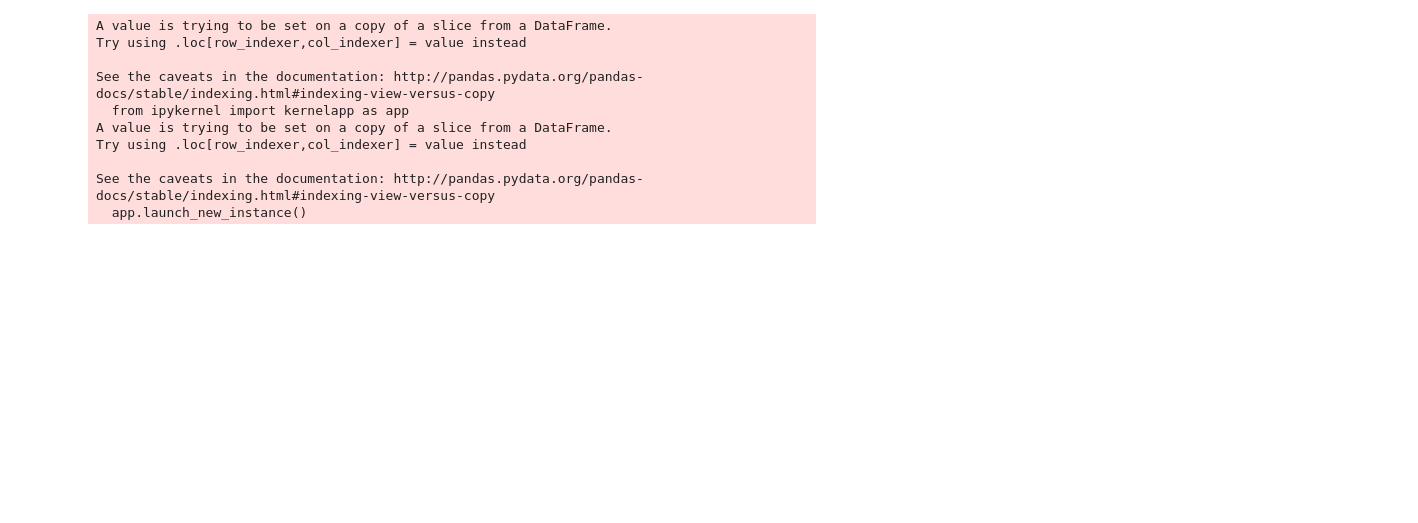
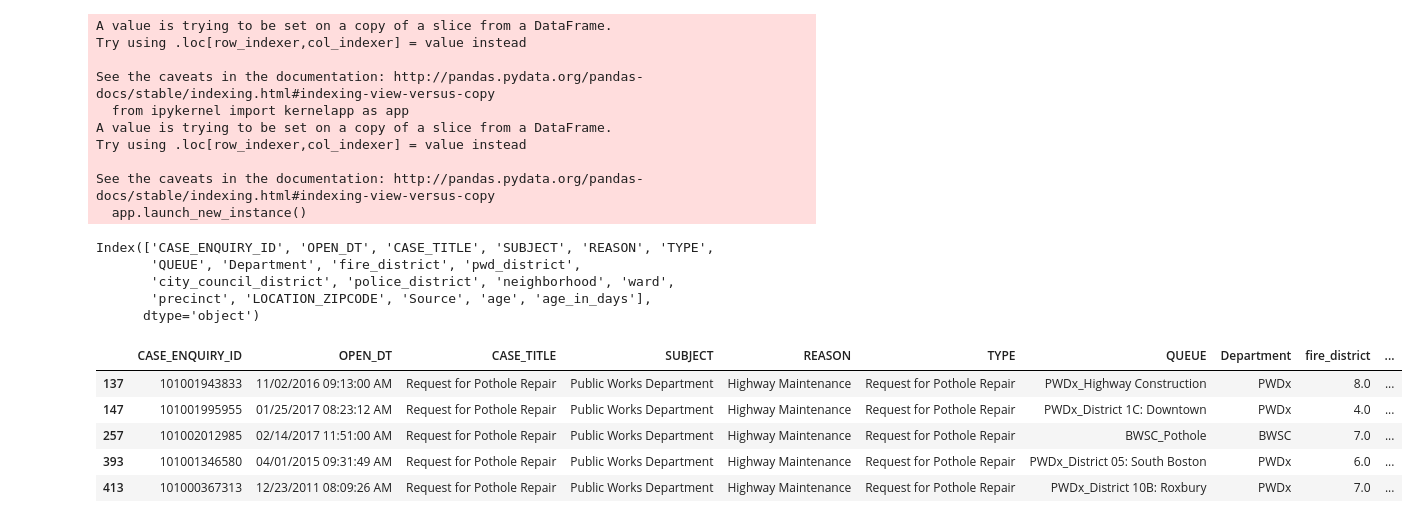
Before and after one commit to townie/BOSTON_potholes, a Jupyter notebook: src/model/age_model.ipynb, the cells around one changed output. Drawn from its saved outputs; the diff is of its cells as text; code cells hidden in the pictures; blank space fills up the shorter version.

```diff
--- a/src/model/age_model.ipynb
+++ b/src/model/age_model.ipynb
@@ -64,17 +64,44 @@ Try using .loc[row_indexer,col_indexer] = value instead
 See the caveats in the documentation: http://pandas.pydata.org/pandas-docs/stable/indexing.html#indexing-view-versus-copy
   app.launch_new_instance()
 # %%
-potdf= potdf.drop('age', 1,errors='ignore')
 potdf= potdf.drop('TARGET_DT', 1,errors='ignore')
 potdf= potdf.drop('expected_age', 1,errors='ignore')
 potdf= potdf.drop('CLOSED_DT', 1,errors='ignore')
 potdf= potdf.drop('CLOSURE_REASON', 1,errors='ignore')
 potdf= potdf.drop('Property_Type', 1,errors='ignore')
 potdf= potdf.drop('Property_ID', 1,errors='ignore')
 potdf= potdf.drop('LATITUDE', 1,errors='ignore')
 potdf= potdf.drop('LONGITUDE', 1,errors='ignore')
 potdf= potdf.drop('land_usage', 1,errors='ignore')
 potdf= potdf.drop('OnTime_Status', 1,errors='ignore')
 potdf= potdf.drop('Geocoded_Location', 1,errors='ignore')
 potdf= potdf.drop('SubmittedPhoto', 1,errors='ignore')
 potdf= potdf.drop('neighborhood_services_district', 1,errors='ignore')
+potdf= potdf.drop('performance', 1,errors='ignore')
+potdf= potdf.drop('Location', 1,errors='ignore') # TODO figure out better geo data usage
+
+potdf= potdf.drop('LOCATION_STREET_NAME', 1,errors='ignore') # TODO figure out better geo data usage
+potdf= potdf.drop('ClosedPhoto', 1,errors='ignore') # cleaned_df['ClosedPhoto'][147]
+
+
+
+non_employee_source = ['Citizens Connect App','Constituent Call', 'Self Service', 'Twitter']
+cleaned_df = potdf.loc[(potdf['CASE_STATUS'] == 'Closed' ) &(potdf['Source'].isin(non_employee_source)) ]
+
+
+cleaned_df= cleaned_df.drop('CASE_STATUS', 1, errors='ignore') #we dont need this anymore
+
+print(cleaned_df.columns)
+cleaned_df.head()
+# %% [output]
+Index(['CASE_ENQUIRY_ID', 'OPEN_DT', 'CASE_TITLE', 'SUBJECT', 'REASON', 'TYPE',
+       'QUEUE', 'Department', 'fire_district', 'pwd_district',
+       'city_council_district', 'police_district', 'neighborhood', 'ward',
+       'precinct', 'LOCATION_ZIPCODE', 'Source', 'age', 'age_in_days'],
+      dtype='object')
+|  | CASE_ENQUIRY_ID | OPEN_DT | CASE_TITLE | SUBJECT | REASON | TYPE | QUEUE | Department | fire_district | ... |
+| 137 | 101001943833 | 11/02/2016 09:13:00 AM | Request for Pothole Repair | Public Works Department | Highway Maintenance | Request for Pothole Repair | PWDx_Highway Construction | PWDx | 8.0 | ... |
+| 147 | 101001995955 | 01/25/2017 08:23:12 AM | Request for Pothole Repair | Public Works Department | Highway Maintenance | Request for Pothole Repair | PWDx_District 1C: Downtown | PWDx | 4.0 | ... |
+| 257 | 101002012985 | 02/14/2017 11:51:00 AM | Request for Pothole Repair | Public Works Department | Highway Maintenance | Request for Pothole Repair | BWSC_Pothole | BWSC | 7.0 | ... |
+| 393 | 101001346580 | 04/01/2015 09:31:49 AM | Request for Pothole Repair | Public Works Department | Highway Maintenance | Request for Pothole Repair | PWDx_District 05: South Boston | PWDx | 6.0 | ... |
+| 413 | 101000367313 | 12/23/2011 08:09:26 AM | Request for Pothole Repair | Public Works Department | Highway Maintenance | Request for Pothole Repair | PWDx_District 10B: Roxbury | PWDx | 7.0 | ... |
```
Also changed, not shown: parts of 14 cells of this notebook, 1 other file.
